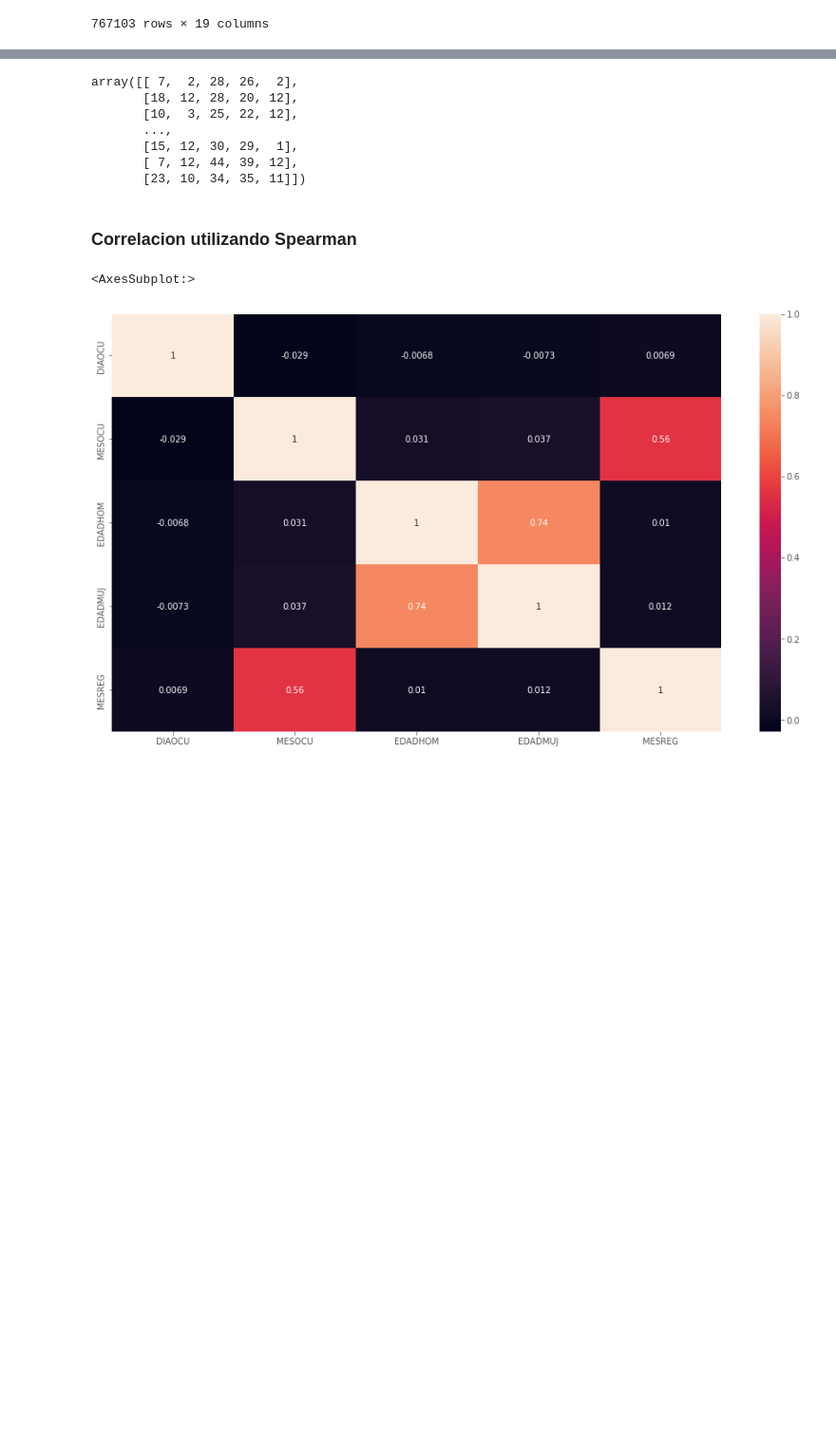
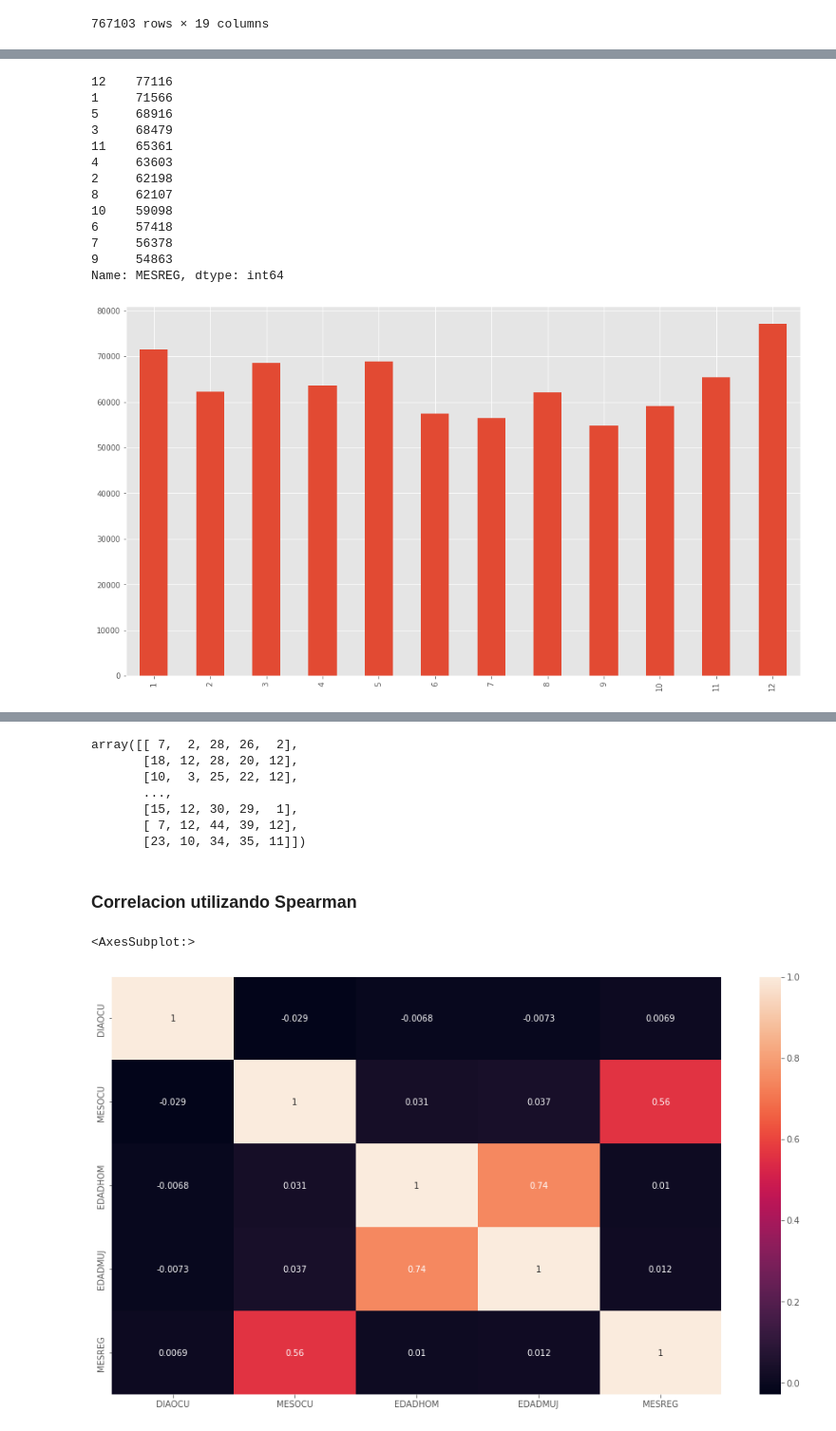
Before and after one commit to JJHH06/DMP1MarriageClustering, a Jupyter notebook: Proyecto1.ipynb, the cells around one changed output, grey strips where cells are left out. Shown at 95% size. Cells and saved outputs as stored; diff of their text form; code cells hidden in the pictures; blank space fills up the shorter version.

```diff
--- a/Proyecto1.ipynb
+++ b/Proyecto1.ipynb
@@ -338,0 +368,21 @@ marriage_data
+# %%
+# Cantidad de matrimonios por cada mes
+
+marriage_data['MESREG'].value_counts().sort_index().plot(kind='bar')
+
+print(marriage_data['MESREG'].value_counts().sort_values(ascending=False))
+# %% [output]
+12    77116
+1     71566
+5     68916
+3     68479
+11    65361
+4     63603
+2     62198
+8     62107
+10    59098
+6     57418
+7     56378
+9     54863
+Name: MESREG, dtype: int64
+[figure, added]
```
Also changed, not shown: parts of 7 cells of this notebook.
